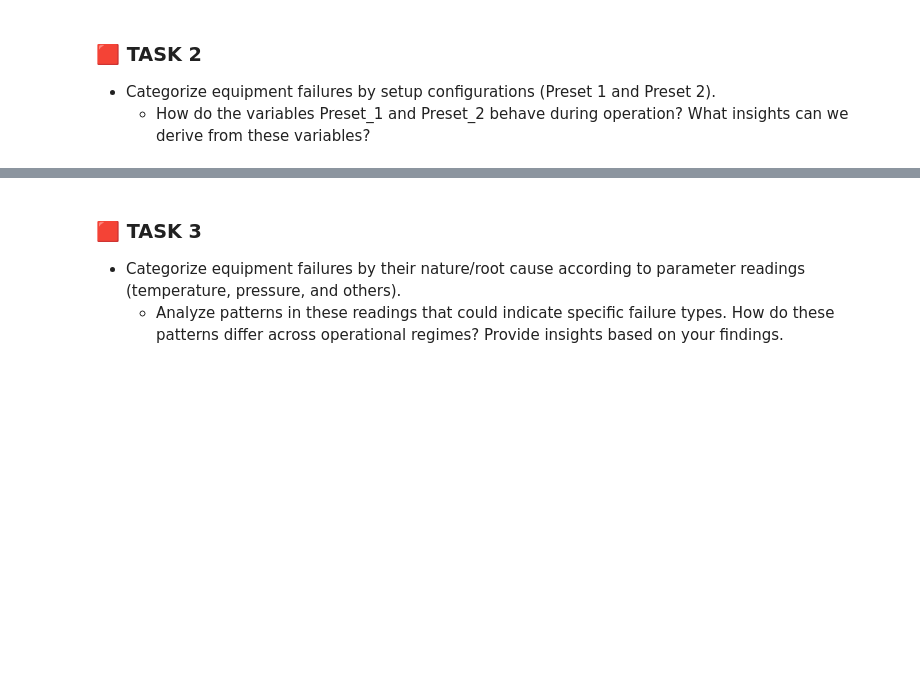
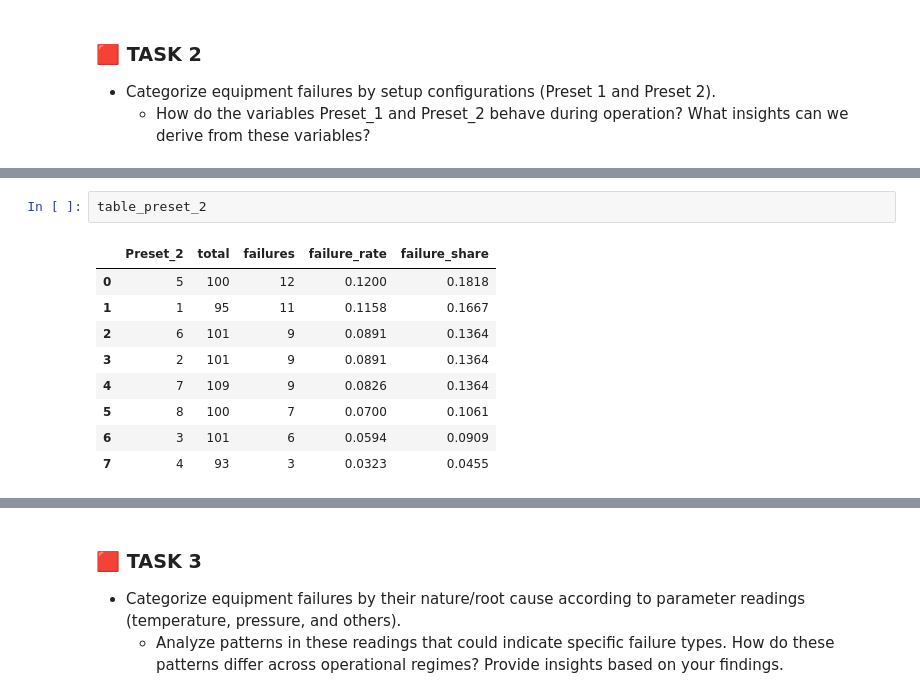
Before and after one commit to luizoaf/shape, a Jupyter notebook: luiz_alves_teste_shape.ipynb, the cells around one changed output, grey strips where cells are left out. Cells and saved outputs as stored; diff of their text form; blank space fills up the shorter version.

```diff
--- a/luiz_alves_teste_shape.ipynb
+++ b/luiz_alves_teste_shape.ipynb
@@ -117,0 +161,12 @@ Number of resolved equipment failures: 9
+# %%
+table_preset_2
+# %% [output]
+|  | Preset_2 | total | failures | failure_rate | failure_share |
+| 0 | 5 | 100 | 12 | 0.1200 | 0.1818 |
+| 1 | 1 | 95 | 11 | 0.1158 | 0.1667 |
+| 2 | 6 | 101 | 9 | 0.0891 | 0.1364 |
+| 3 | 2 | 101 | 9 | 0.0891 | 0.1364 |
+| 4 | 7 | 109 | 9 | 0.0826 | 0.1364 |
+| 5 | 8 | 100 | 7 | 0.0700 | 0.1061 |
+| 6 | 3 | 101 | 6 | 0.0594 | 0.0909 |
+| 7 | 4 | 93 | 3 | 0.0323 | 0.0455 |
```
Also changed, not shown: parts of 11 cells of this notebook.
